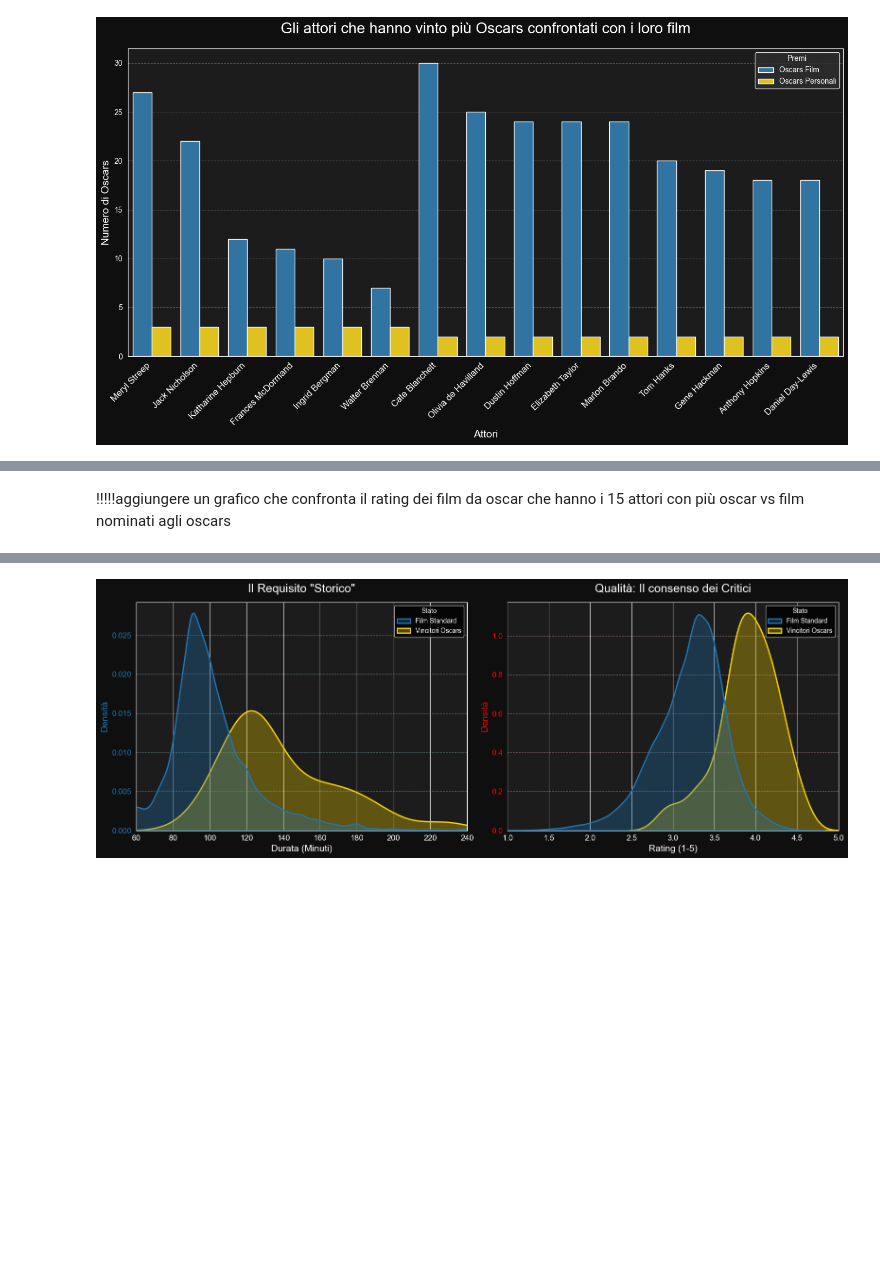
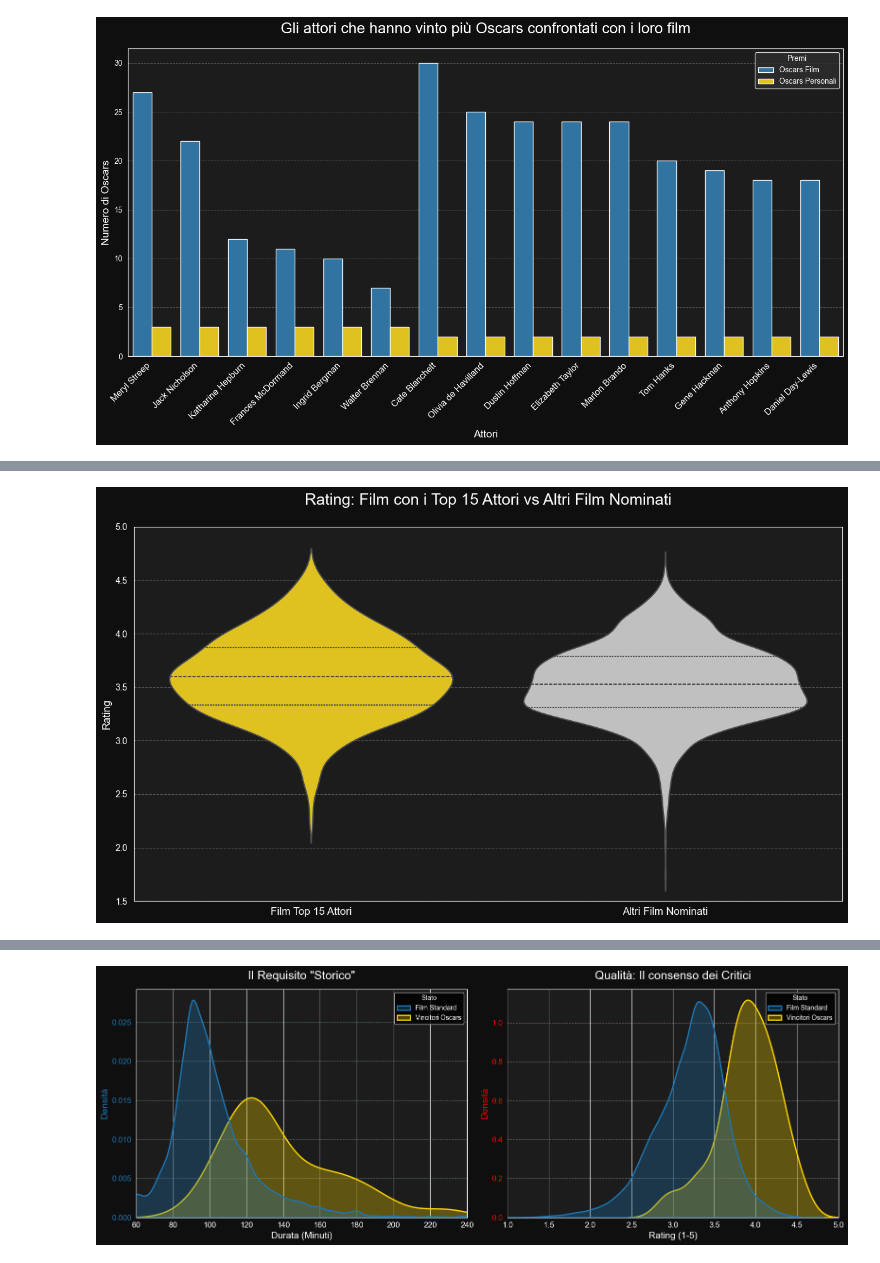
Before and after one commit to tha-raptor/IUM, a Jupyter notebook: solution/data-EDA/IUM_Data_Analysis.ipynb, the cells around one changed output, grey strips where cells are left out. Drawn from its saved outputs; the diff is of its cells as text; code cells hidden in the pictures; blank space fills up the shorter version.

```diff
--- a/solution/data-EDA/IUM_Data_Analysis.ipynb
+++ b/solution/data-EDA/IUM_Data_Analysis.ipynb
@@ -555,2 +547,78 @@ Le colonne blu invece mostrano la capacita dell'attore nel saper "fiutare" le oc
-# %% [markdown]
-!!!!!aggiungere un grafico che confronta il rating dei film da oscar che hanno i 15 attori con più oscar vs film nominati agli oscars
+# %%
+df_oscars_merge = df_oscars.copy()
+df_oscars_merge['match_title'] = df_oscars_merge['film'].astype(str).str.lower().str.strip()
+df_movies['match_title'] = df_movies['name'].astype(str).str.lower().str.strip()
+
+oscars_won = df_oscars_merge[df_oscars_merge['winner'] == True].copy()
+
+merged_data = pd.merge(
+    oscars_won,
+    df_movies[['match_title', 'id_film', 'date']],
+    left_on=['match_title', 'year_film'],
+    right_on=['match_title', 'date'],
+    how='inner'
+)
+merged_data = pd.merge(merged_data, df_actors[['id_film', 'name']], on='id_film', how='inner')
+
+film_oscar_counts = merged_data.groupby('name_y').size().reset_index(name='Oscars Film ')
+
+personal_wins = merged_data[
+    merged_data['category'].str.contains('ACTOR|ACTRESS', case=False, na=False) &
+    (merged_data['name_x'] == merged_data['name_y'])
+]
+
+personal_oscar_counts = personal_wins.groupby('name_y').size().reset_index(name='Oscars Personali')
+
+df_comparison = pd.merge(film_oscar_counts, personal_oscar_counts, on='name_y', how='left').fillna(0)
+df_comparison.rename(columns={'name_y': 'name'}, inplace=True)
+
+top_legends = df_comparison.sort_values(by=['Oscars Personali', 'Oscars Film '], ascending=False).head(15)
+
+top_15_names = top_legends['name'].tolist()
+
+df_plot_data = pd.merge(
+    df_oscars_merge,
+    df_movies[['match_title', 'date', 'id_film', 'rating']],
+    left_on=['match_title', 'year_film'],
+    right_on=['match_title', 'date'],
+    how='inner'
+)
+
+top_actors_film_ids = df_actors[df_actors['name'].isin(top_15_names)]['id_film'].unique()
+
+df_unique_movies = df_plot_data.drop_duplicates(subset=['id_film']).copy()
+
+df_unique_movies['Category'] = df_unique_movies['id_film'].apply(
+    lambda x: 'Film Top 15 Attori' if x in top_actors_film_ids else 'Altri Film Nominati'
+)
+
+plt.figure(figsize=(12, 7), facecolor='#0F0F0F')
+ax = plt.gca()
+ax.set_facecolor('#1C1C1C')
+
+sns.violinplot(
+    data=df_unique_movies,
+    x='Category',
+    y='rating',
+    hue='Category',
+    legend=False,
+    order=['Film Top 15 Attori', 'Altri Film Nominati'],
+    palette={'Film Top 15 Attori': '#ffd700', 'Altri Film Nominati': '#C0C0C0'},
+    inner='quart',
+    linewidth=1.5,
+    ax=ax
+)
+
+plt.title('Rating: Film con i Top 15 Attori vs Altri Film Nominati', fontsize=18, color='white', pad=25)
+plt.ylabel('Rating', fontsize=12, color='white')
+plt.xlabel('', fontsize=12, color='white')
+
+plt.ylim(1.5, 5.0)
+plt.xticks(fontsize=12, color='white')
+plt.yticks(color='white')
+plt.grid(axis='y', linestyle='--', alpha=0.3, color='white')
+
+plt.tight_layout()
+plt.show()
+# %% [output]
+[figure, added]
```
Also changed, not shown: parts of 36 cells of this notebook.
